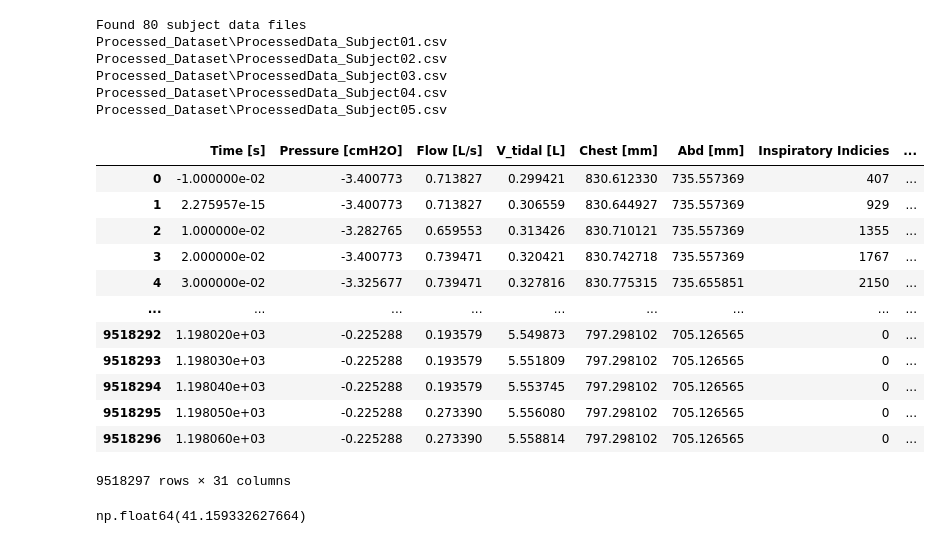
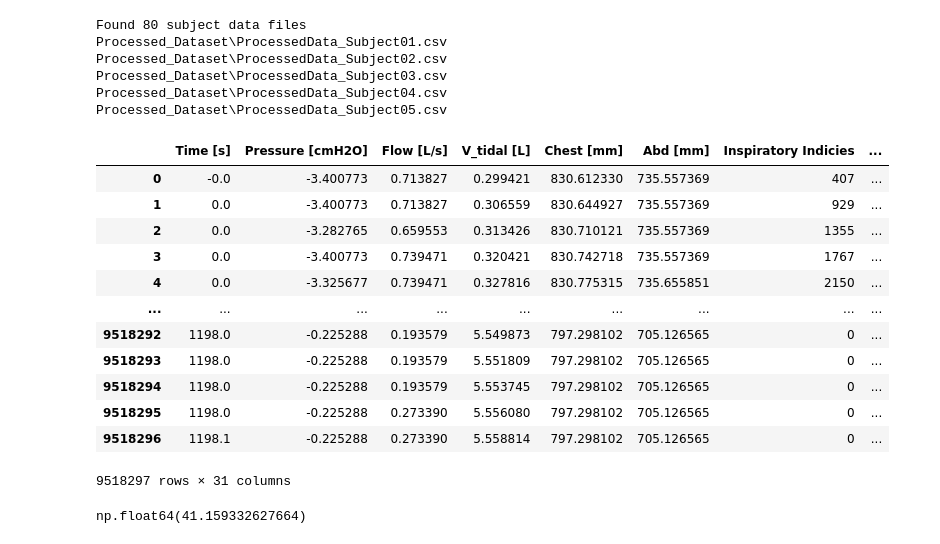
Before and after one commit to putt-t/dsc106_final_project, a Jupyter notebook: putt/viz.ipynb, the cells around one changed output. Drawn from its saved outputs; the diff is of its cells as text; code cells hidden in the pictures.

Commit message:
update average data

```diff
--- a/putt/viz.ipynb
+++ b/putt/viz.ipynb
@@ -62,22 +62,23 @@ Processed_Dataset\ProcessedData_Subject05.csv
 # %%
 # merge the subject data with the subject info
 
 all_subject_data = pd.merge(all_subject_data, subject, left_on='id', right_on='Subject Number')
 all_subject_data = all_subject_data.drop(columns=['id'])
 # all_subject_data['Time'] = all_subject_data['Time'].round(3)
+all_subject_data['Time [s]'] = all_subject_data['Time [s]'].round(1)
 all_subject_data
 # %% [output]
 |  | Time [s] | Pressure [cmH2O] | Flow [L/s] | V_tidal [L] | Chest [mm] | Abd [mm] | Inspiratory Indicies | ... |
-| 0 | -1.000000e-02 | -3.400773 | 0.713827 | 0.299421 | 830.612330 | 735.557369 | 407 | ... |
-| 1 | 2.275957e-15 | -3.400773 | 0.713827 | 0.306559 | 830.644927 | 735.557369 | 929 | ... |
-| 2 | 1.000000e-02 | -3.282765 | 0.659553 | 0.313426 | 830.710121 | 735.557369 | 1355 | ... |
-| 3 | 2.000000e-02 | -3.400773 | 0.739471 | 0.320421 | 830.742718 | 735.557369 | 1767 | ... |
-| 4 | 3.000000e-02 | -3.325677 | 0.739471 | 0.327816 | 830.775315 | 735.655851 | 2150 | ... |
+| 0 | -0.0 | -3.400773 | 0.713827 | 0.299421 | 830.612330 | 735.557369 | 407 | ... |
+| 1 | 0.0 | -3.400773 | 0.713827 | 0.306559 | 830.644927 | 735.557369 | 929 | ... |
+| 2 | 0.0 | -3.282765 | 0.659553 | 0.313426 | 830.710121 | 735.557369 | 1355 | ... |
+| 3 | 0.0 | -3.400773 | 0.739471 | 0.320421 | 830.742718 | 735.557369 | 1767 | ... |
+| 4 | 0.0 | -3.325677 | 0.739471 | 0.327816 | 830.775315 | 735.655851 | 2150 | ... |
 | ... | ... | ... | ... | ... | ... | ... | ... | ... |
-| 9518292 | 1.198020e+03 | -0.225288 | 0.193579 | 5.549873 | 797.298102 | 705.126565 | 0 | ... |
-| 9518293 | 1.198030e+03 | -0.225288 | 0.193579 | 5.551809 | 797.298102 | 705.126565 | 0 | ... |
-| 9518294 | 1.198040e+03 | -0.225288 | 0.193579 | 5.553745 | 797.298102 | 705.126565 | 0 | ... |
-| 9518295 | 1.198050e+03 | -0.225288 | 0.273390 | 5.556080 | 797.298102 | 705.126565 | 0 | ... |
-| 9518296 | 1.198060e+03 | -0.225288 | 0.273390 | 5.558814 | 797.298102 | 705.126565 | 0 | ... |
+| 9518292 | 1198.0 | -0.225288 | 0.193579 | 5.549873 | 797.298102 | 705.126565 | 0 | ... |
+| 9518293 | 1198.0 | -0.225288 | 0.193579 | 5.551809 | 797.298102 | 705.126565 | 0 | ... |
+| 9518294 | 1198.0 | -0.225288 | 0.193579 | 5.553745 | 797.298102 | 705.126565 | 0 | ... |
+| 9518295 | 1198.0 | -0.225288 | 0.273390 | 5.556080 | 797.298102 | 705.126565 | 0 | ... |
+| 9518296 | 1198.1 | -0.225288 | 0.273390 | 5.558814 | 797.298102 | 705.126565 | 0 | ... |
 9518297 rows × 31 columns
 # %%
```
Also changed, not shown: parts of 1 cell of this notebook, 3 other files.
